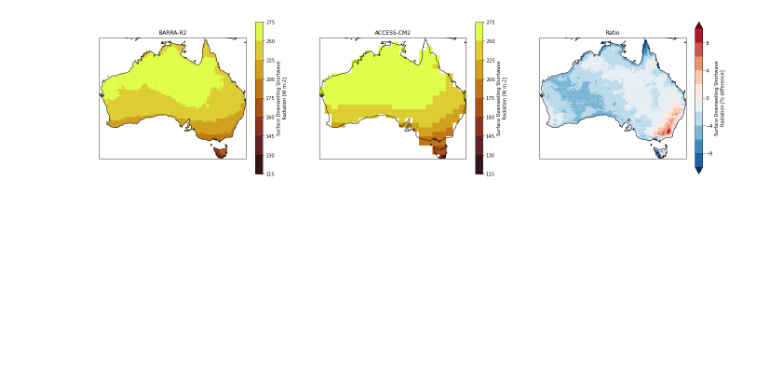
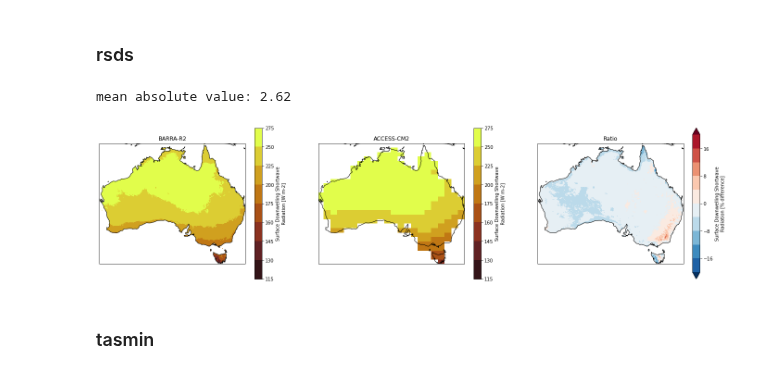
Before and after one commit to AusClimateService/qq-workflows, a Jupyter notebook: qdc-cmip6/model_bias.ipynb, the cells around one changed output. Cells and saved outputs as stored; diff of their text form; code cells hidden in the pictures; blank space fills up the shorter version.

```diff
--- a/qdc-cmip6/model_bias.ipynb
+++ b/qdc-cmip6/model_bias.ipynb
@@ -16,9 +18,12 @@ def get_obs_files(obs, var):
     """Get obs data"""
 
     if obs == 'BARRA-R2':
-        target_files = sorted(glob.glob(f"/g/data/ob53/BARRA2/output/reanalysis/AUS-11/BOM/ERA5/historical/hres/BARRA-R2/v1/day/{var}/latest/*.nc"))
+        if var in ['hursmin', 'hursmax']:
+            target_files = sorted(glob.glob(f'/g/data/ia39/australian-climate-service/test-data/observations/BARRA2/output/reanalysis/AUS-11/BOM/ERA5/historical/hres/BARRA-R2/v1/day/{var}/v20240516/*.nc'))
+        else:
+            target_files = sorted(glob.glob(f"/g/data/ob53/BARRA2/output/reanalysis/AUS-11/BOM/ERA5/historical/hres/BARRA-R2/v1/day/{var}/latest/*.nc"))
 
-    return target_files
+    return target_files[72:432]
 
 
 def get_model_files(model, var):
@@ -61,7 +114,7 @@ def get_data(var, model, obs):
         hist_files,
         var,
         time_bounds=["1985", "2014"],
-        input_units=input_units[var],
+        input_units=hist_units[var],
         output_units=output_units[var],
     )
     hist_clim = ds_hist[var].mean('time', keep_attrs=True).compute()
@@ -71,7 +124,7 @@ def get_data(var, model, obs):
         target_files,
         var,
         time_bounds=["1985", "2014"],
-        input_units=input_units[var],
+        input_units=target_units[var],
         output_units=output_units[var],
     )
     try:
@@ -80,12 +133,19 @@ def get_data(var, model, obs):
         pass
     target_clim = ds_target[var].mean('time', keep_attrs=True).compute()
 
-    target_hist_comparison = validation.spatial_comparison_data(
+    comparison_ratio = validation.spatial_comparison_data(
         target_clim,
         hist_clim,
         'multiplicative'
     )
+    comparison_diff = validation.spatial_comparison_data(
+        target_clim,
+        hist_clim,
+        'additive'
+    )
 
-    return hist_clim, target_clim, target_hist_comparison
+    return hist_clim, target_clim, comparison_diff, comparison_ratio
+# %% [markdown]
+### rsds
 # %%
-hist_clim, target_clim, target_hist_comparison = get_data("rsds", "ACCESS-CM2", "BARRA-R2")
+hist_clim, target_clim, comparison_diff, comparison_ratio = get_data("rsds", "ACCESS-CM2", "BARRA-R2")
@@ -92,17 +168,21 @@ hist_clim, target_clim, target_hist_comparison = get_data("rsds", "ACCESS-CM2",
 # %%
 validation.spatial_comparison_plot(
     target_clim,
     hist_clim,
-    target_hist_comparison,
+    comparison_ratio,
     'BARRA-R2',
     'ACCESS-CM2',
     clim_cbar["rsds"],
     diff_cbar["rsds"],
     clim_levels["rsds"],
-    diff_levels["rsds"],
+    ratio_levels,
     'multiplicative',
     land_only=True,
     clim_extend='neither',
+    print_mav=True,
 )
 # %% [output]
+mean absolute value: 2.62
-[figure, old version]
+[figure, new version]
+# %% [markdown]
+### tasmin
```
Also changed, not shown: parts of 26 cells of this notebook, 1 other file.
